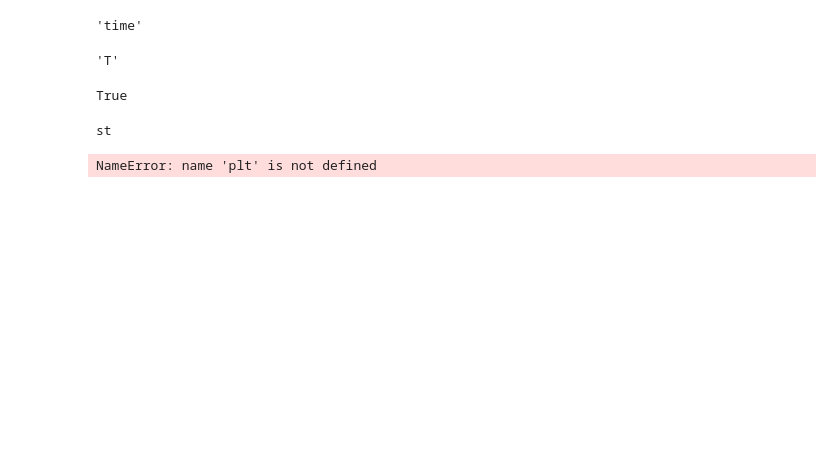
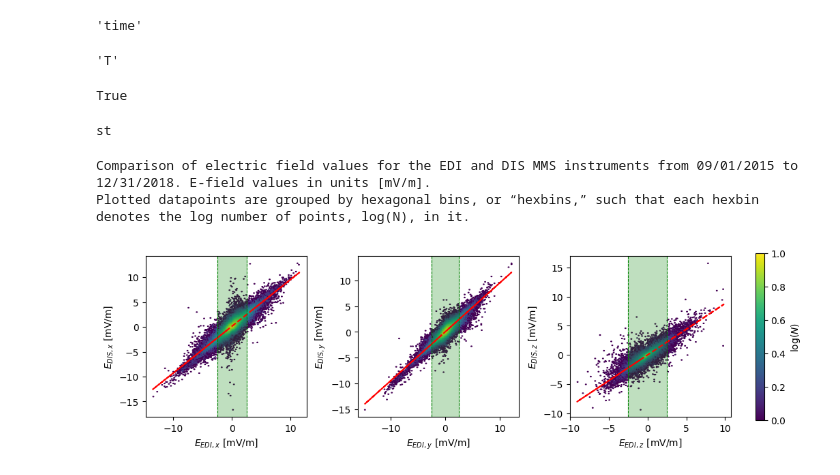
Before and after one commit to Astech34/IMEF, a Jupyter notebook: imef-statistics/efield_overview.ipynb, the cells around one changed output. Cells and saved outputs as stored; diff of their text form; code cells hidden in the pictures; blank space fills up the shorter version.

```diff
--- a/imef-statistics/efield_overview.ipynb
+++ b/imef-statistics/efield_overview.ipynb
@@ -163,7 +166,6 @@ des = df['E_DES']
 # for val in [scpot]:
 #     val[abs(val) >= 1000] = np.nan
 # %%
-
 def plot_efield_overview(ax, edat, t):
 
     instr_name = str(edat.name[-3:7])   # instrument name
@@ -191,15 +193,15 @@ def plot_efield_overview(ax, edat, t):
     # plot legend
     ax.legend(bbox_to_anchor=(1, 1))
 
+# [BI:06/13/2024] works! need to update this to a viz.py script
+# EXAMPLE: run for DIS instrument
 
-# # EXAMPLE: run for DIS instrument
-
-# # example: overview plot for DIS intrument
-# fig, ax = plt.subplots(1, figsize=(8, 2))
-# plot_efield_overview(ax,dis,t)
-# # x-axis tick label rotation to fit length of dates
-# ax.set_xticks(ax.get_xticks().tolist())
-# ax.set_xticklabels(ax.get_xticklabels(), rotation=45, ha='right')
+# example: overview plot for DIS intrument
+fig, ax = plt.subplots(1, figsize=(8, 2))
+plot_efield_overview(ax,dis,t)
+# x-axis tick label rotation to fit length of dates
+ax.set_xticks(ax.get_xticks().tolist())
+ax.set_xticklabels(ax.get_xticklabels(), rotation=45, ha='right')
 
 # # EXAMPLE: Overview plot for all MMS instruments
 # # (A/N) runs a bit slow!
@@ -250,7 +251,6 @@ ma('st','ree','t')
 # %% [output]
 st
 # %%
-
 def plot_efield_comp(axs, ef1, ef2, c='k', hex=False, **kwargs):
 
     instr1 = "$E_{"+str(ef1.name[-3:7])+"}$" # instrument 1 name
@@ -271,7 +271,7 @@ def plot_efield_comp(axs, ef1, ef2, c='k', hex=False, **kwargs):
     # scatter plot: efield comparison
     for i in range(0,3):
         if hex == True:
-            axs[i].hexbin(ef1_coord[i], ef2_coord[i], gridsize=(150, 150), bins="log")
+            axs[i].hexbin(ef1_coord[i], ef2_coord[i], gridsize=(150, 150), bins="log", **kwargs)
         else:
             axs[i].scatter(ef1_coord[i], ef2_coord[i], marker='x',color=c,linewidths=0.5, **kwargs)
 
@@ -302,35 +302,36 @@ def plot_efield_comp(axs, ef1, ef2, c='k', hex=False, **kwargs):
 
 
     # generate caption
     t = ef1['time'].values
     t0 = pd.to_datetime(t[0]).strftime('%m/%d/%Y')
     tf = pd.to_datetime(t[-1]).strftime('%m/%d/%Y')
     print(f"Comparison of electric field values for the {ef1.name[-3:7]} and {ef2.name[-3:7]} MMS instruments from {t0} to {tf}. E-field values in units [mV/m]." )
     if hex==True:
         print("Plotted datapoints are grouped by hexagonal bins, or “hexbins,” such that each hexbin denotes the log number of points, log(N), in it.")
 
 
-
 # EXAMPLE: instrument E-field comparison
 fig, axs = plt.subplots(1,3, figsize=(10,10))
 myplt = plot_efield_comp(axs, edi, dis, hex=True)
 
 # show irregularilty
 width = 2.5
 for ax in axs:
     c_shade = 'g'
     ax.axvline(x=width, color=c_shade, linestyle='--', linewidth=0.75)
     ax.axvline(x=-width, color=c_shade, linestyle='--', linewidth=0.75)
     ax.axvspan(-width, width, alpha=0.25, color=c_shade)
 
 fig.tight_layout()
 
 # include when hex=True for colorbar
 fig.colorbar(myplt, ax=axs, label="log($N$)", fraction=0.0135, pad=0.04)
 
 plt.savefig("disz.png", format="png", dpi=400)
 # %% [output]
-NameError: name 'plt' is not defined
+Comparison of electric field values for the EDI and DIS MMS instruments from 09/01/2015 to 12/31/2018. E-field values in units [mV/m].
+Plotted datapoints are grouped by hexagonal bins, or “hexbins,” such that each hexbin denotes the log number of points, log(N), in it.
+[figure, added]
 # %%
 # observing outliers; pull specific coordinates
 ef_coord = 'z' # specified coordinate
```
Also changed, not shown: parts of 5 cells of this notebook, 1 other file.
